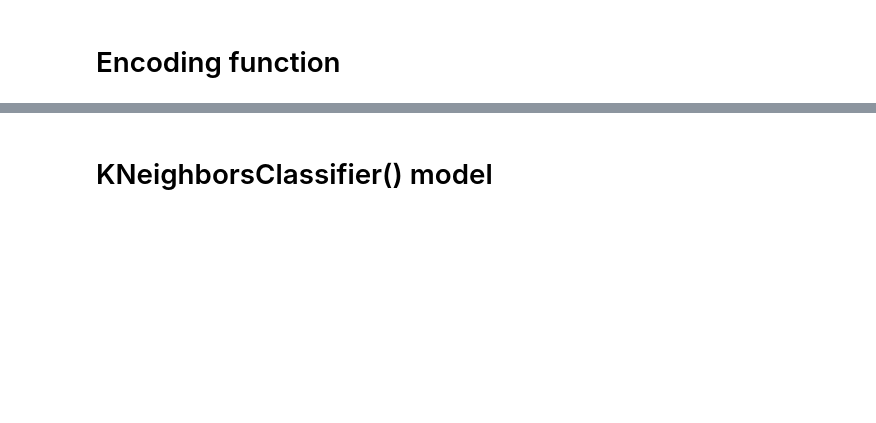
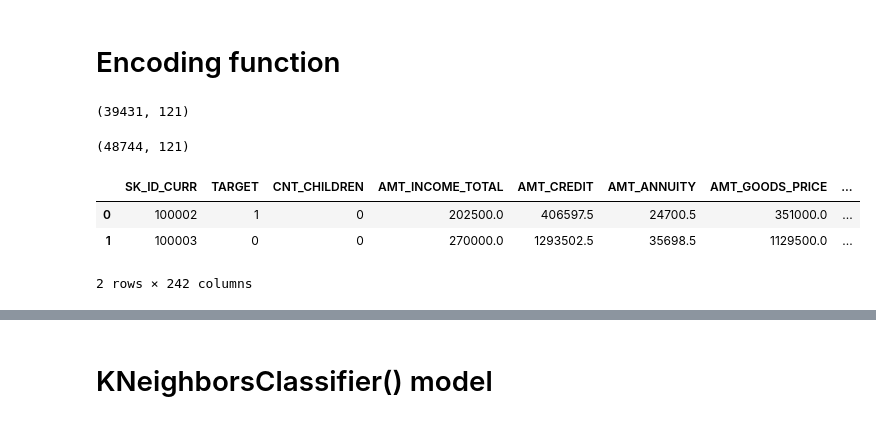
Before and after one commit to kelhoussaini/Home-Credit-Prediction, a Jupyter notebook: notebooks/build_Modeling_and_Encoder_classes.ipynb, the cells around one changed output, grey strips where cells are left out. Drawn from its saved outputs; the diff is of its cells as text; code cells hidden in the pictures; blank space fills up the shorter version.

Commit message:
the predicted data has to be transformed, like scaling and encoding

```diff
--- a/notebooks/build_Modeling_and_Encoder_classes.ipynb
+++ b/notebooks/build_Modeling_and_Encoder_classes.ipynb
@@ -42,9 +42,21 @@ df.shape
 # %%
-catcols = Cleaning().catcols # Preparation().get_catcols() # categorical columns
-numcols = Cleaning().numcols # Preparation().get_numcols() # numerical columns
+catcols = Cleaning().prep.get_catcols() # Preparation().get_catcols() # categorical columns
+numcols = Cleaning().prep.get_numcols() # Preparation().get_numcols() # numerical columns
 # %%
 #data = df.drop_duplicates(subset = df.columns)
 #data.shape
 #There are no duplicates values
 # %% [markdown]
 # Encoding function
+# %%
+tt = pd.read_csv("../raw_data/application_test.csv")
+
+df_test = Cleaning(data_set = 'test').remove_missvalues()
+
+df_test.shape
+# %% [output]
+(39431, 121)
+# %%
+tt.shape
+# %% [output]
+(48744, 121)
@@ -93,0 +137,7 @@ encoded_df = encoding_categ_column(df = df,
+# %%
+encoded_df.head(2)
+# %% [output]
+|  | SK_ID_CURR | TARGET | CNT_CHILDREN | AMT_INCOME_TOTAL | AMT_CREDIT | AMT_ANNUITY | AMT_GOODS_PRICE | ... |
+| 0 | 100002 | 1 | 0 | 202500.0 | 406597.5 | 24700.5 | 351000.0 | ... |
+| 1 | 100003 | 0 | 0 | 270000.0 | 1293502.5 | 35698.5 | 1129500.0 | ... |
+2 rows × 242 columns
```
Also changed, not shown: parts of 30 cells of this notebook.
